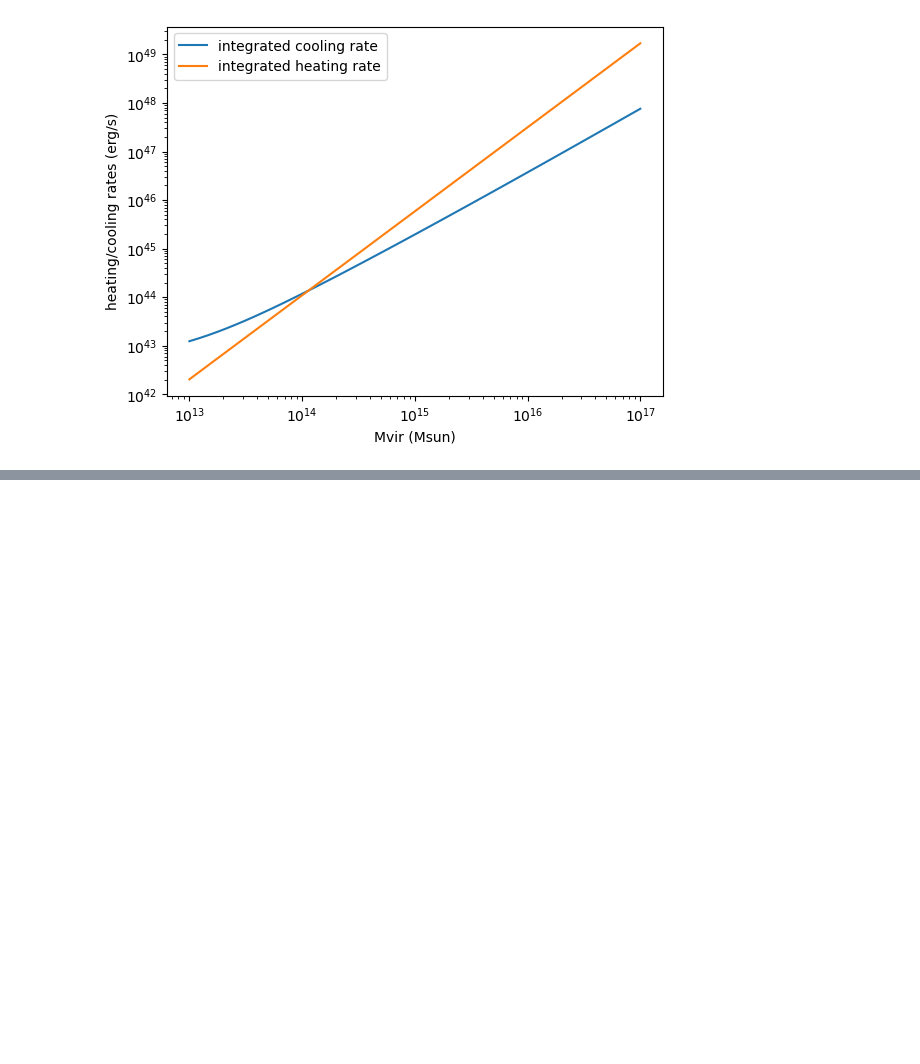
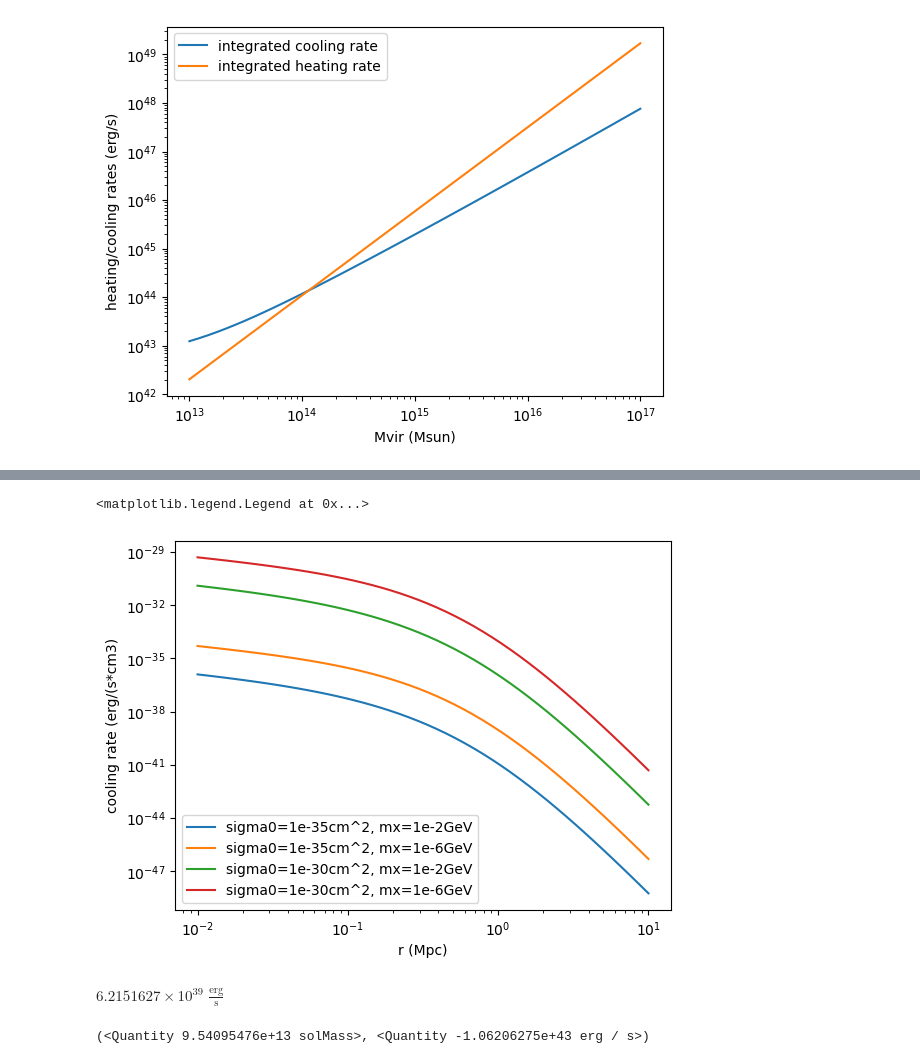
Before and after one commit to eleanorstuart/thermo-idm, a Jupyter notebook: comparison_with_observation_M500.ipynb, the cells around one changed output, grey strips where cells are left out. Saved outputs shown, nothing was run; the diff lists cells and outputs as text; code cells hidden in the pictures; blank space fills up the shorter version.

Commit message:
integrated dm cooling

```diff
--- a/comparison_with_observation_M500.ipynb
+++ b/comparison_with_observation_M500.ipynb
@@ -105,0 +141,4 @@ mx = 1e-4*u.GeV
+# %%
+
+cls = nfws[20]
+virial_temperature(mx, cls.Mvir, cls.Rvir), virial_temperature(mx, cls.M500, cls.R500)
@@ -105,0 +157,7 @@ mx = 1e-4*u.GeV
+# %%
+m_chi = 1e-2*u.GeV
+T_b = cls.T_g(rs.value).to(u.keV)
+T_chi = virial_temperature(m_chi, cls.M_enc(rs), rs).to(u.keV, equivalencies=u.temperature_energy())
+rho_tot = cls.rho_tot(rs)
+rho_b = cls.rho_g(rs)
+sigma0 = 1e-30*u.cm**2
@@ -105,0 +168,12 @@ mx = 1e-4*u.GeV
+# %%
+plt.loglog(rs, vol_dm_cooling_rate(T_b, T_chi, rho_tot, rho_b, 1e-35*u.cm**2, m_chi), label="sigma0=1e-35cm^2, mx=1e-2GeV")
+plt.loglog(rs, vol_dm_cooling_rate(T_b, T_chi, rho_tot, rho_b, 1e-35*u.cm**2, 1e-6*u.GeV), label="sigma0=1e-35cm^2, mx=1e-6GeV")
+plt.loglog(rs, vol_dm_cooling_rate(T_b, T_chi, rho_tot, rho_b, sigma0, m_chi), label="sigma0=1e-30cm^2, mx=1e-2GeV")
+plt.loglog(rs, vol_dm_cooling_rate(T_b, T_chi, rho_tot, rho_b, sigma0, 1e-6*u.GeV), label="sigma0=1e-30cm^2, mx=1e-6GeV")
+#plt.loglog(rs, vol_dm_cooling_rate(T_b, T_chi, rho_tot, rho_b, 1e-25*u.cm**2, m_chi), label="sigma0=1e-25cm^2, mx=1e-2GeV")
+plt.xlabel("r (Mpc)")
+plt.ylabel("cooling rate (erg/(s*cm3)")
+plt.legend()
+# %% [output]
+<matplotlib.legend.Legend at 0x...>
+[figure, added]
@@ -105,0 +195,4 @@ mx = 1e-4*u.GeV
+# %%
+integrated_dm_cooling_rate(0.015*cls.R500, cls.R500, cls, sigma0, m_chi)
+# %% [output]
+$6.2151627 \times 10^{39} \; \mathrm{\frac{erg}{s}}$
@@ -105,0 +205,7 @@ mx = 1e-4*u.GeV
+# %%
+n=12
+nfws[n].Mvir, (nfws[n].total_heating_rate(0.015*nfws[n].R500, nfws[n].R500,
+                                      Linj(nfws[n].Mvir),
+                                      0.3*nfws[n].R500) - nfws[n].total_cooling_rate(0.015*nfws[n].R500, nfws[n].R500))
+# %% [output]
+(<Quantity 9.54095476e+13 solMass>, <Quantity -1.06206275e+43 erg / s>)
```
Also changed, not shown: parts of 16 cells of this notebook, 2 other files.
